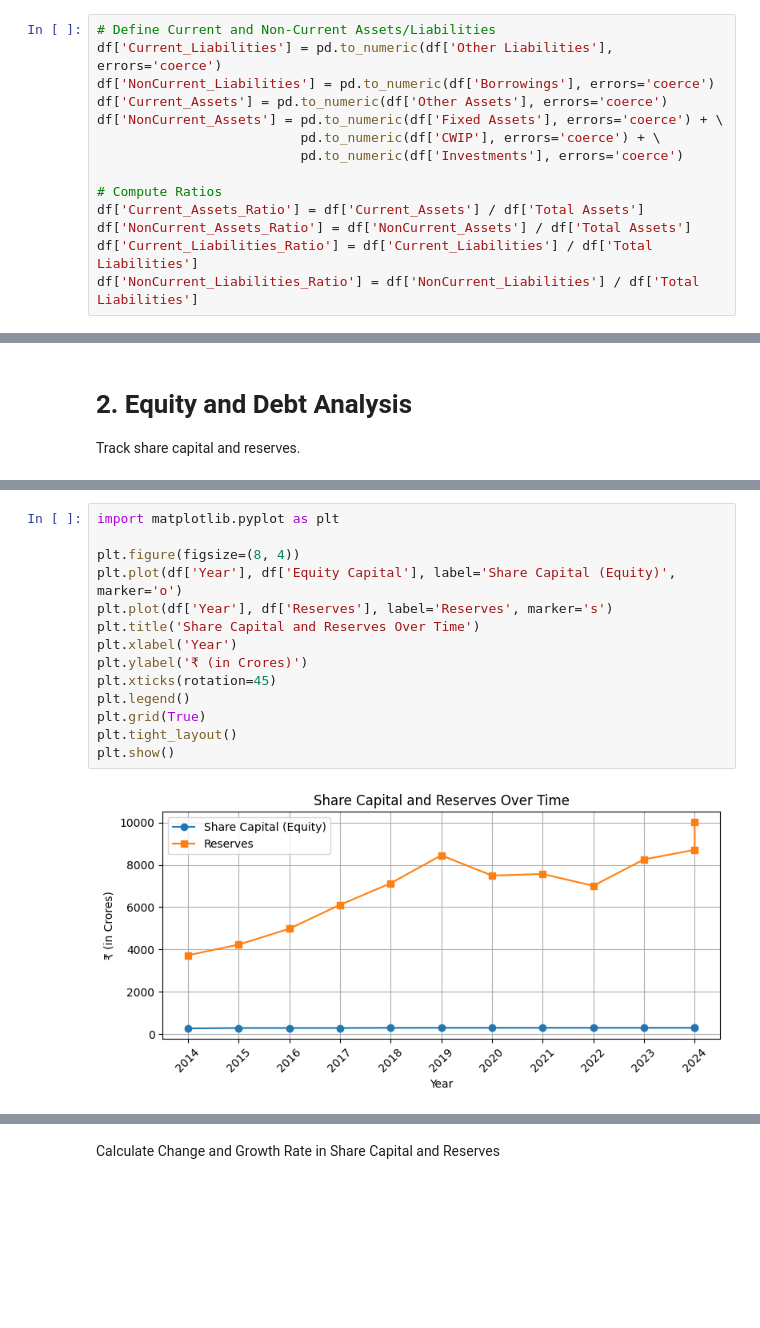
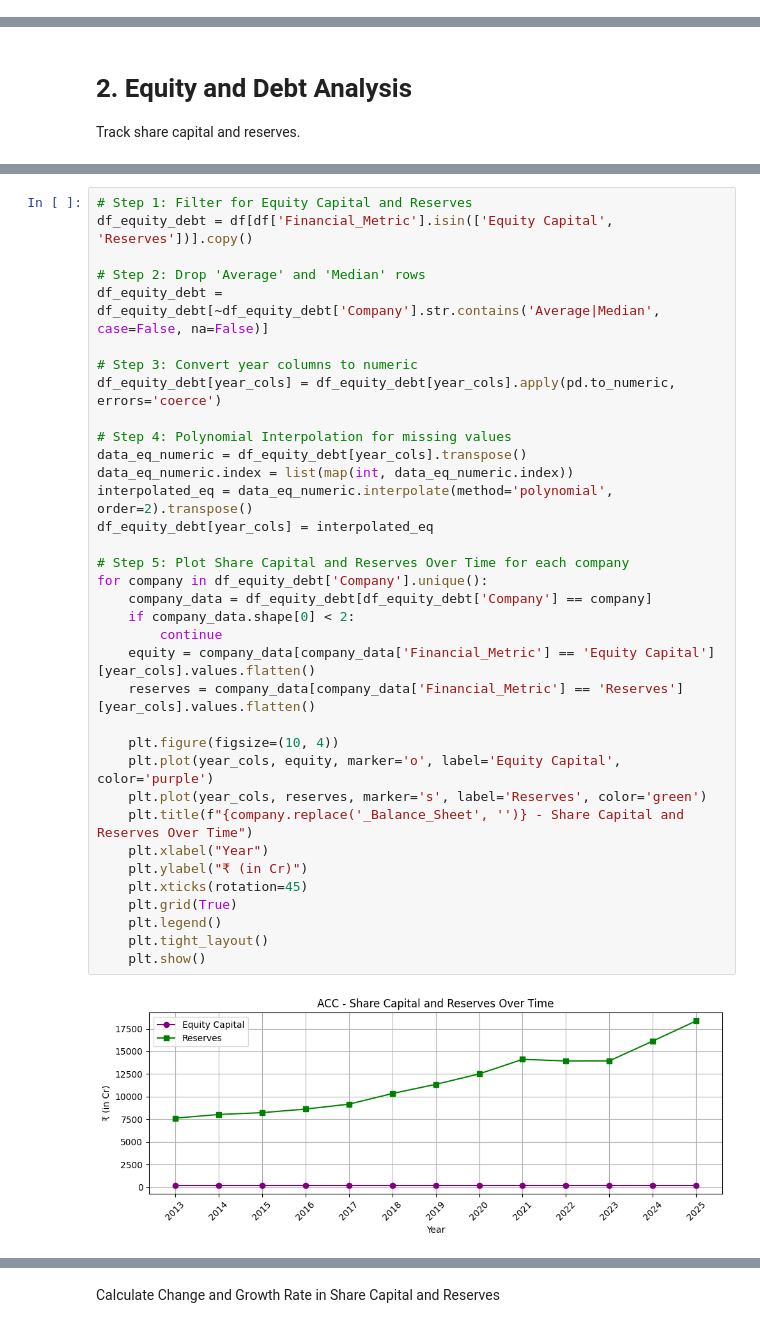
Before and after one commit to karankrish/Riskify, a Jupyter notebook: notebooks/Preprocessing/BalanceSheet.ipynb, the cells around one changed output, grey strips where cells are left out. Saved outputs shown, nothing was run; the diff lists cells and outputs as text; blank space fills up the shorter version.

Commit message:
Updated Task related balance sheet

```diff
--- a/notebooks/Preprocessing/BalanceSheet.ipynb
+++ b/notebooks/Preprocessing/BalanceSheet.ipynb
@@ -77,16 +54,2 @@ plt.show()
 # %% [markdown]
 Compare current vs. non-current assets/liabilities.
-# %%
-# Define Current and Non-Current Assets/Liabilities
-df['Current_Liabilities'] = pd.to_numeric(df['Other Liabilities'], errors='coerce')
-df['NonCurrent_Liabilities'] = pd.to_numeric(df['Borrowings'], errors='coerce')
-df['Current_Assets'] = pd.to_numeric(df['Other Assets'], errors='coerce')
-df['NonCurrent_Assets'] = pd.to_numeric(df['Fixed Assets'], errors='coerce') + \
-                          pd.to_numeric(df['CWIP'], errors='coerce') + \
-                          pd.to_numeric(df['Investments'], errors='coerce')
-
-# Compute Ratios
-df['Current_Assets_Ratio'] = df['Current_Assets'] / df['Total Assets']
-df['NonCurrent_Assets_Ratio'] = df['NonCurrent_Assets'] / df['Total Assets']
-df['Current_Liabilities_Ratio'] = df['Current_Liabilities'] / df['Total Liabilities']
-df['NonCurrent_Liabilities_Ratio'] = df['NonCurrent_Liabilities'] / df['Total Liabilities']
@@ -140,16 +141,37 @@ Index(['Year', 'Equity Capital', 'Reserves', 'Borrowings', 'Other Liabilities',
 # %%
-import matplotlib.pyplot as plt
+# Step 1: Filter for Equity Capital and Reserves
+df_equity_debt = df[df['Financial_Metric'].isin(['Equity Capital', 'Reserves'])].copy()
 
-plt.figure(figsize=(8, 4))
-plt.plot(df['Year'], df['Equity Capital'], label='Share Capital (Equity)', marker='o')
-plt.plot(df['Year'], df['Reserves'], label='Reserves', marker='s')
-plt.title('Share Capital and Reserves Over Time')
-plt.xlabel('Year')
-plt.ylabel('₹ (in Crores)')
-plt.xticks(rotation=45)
-plt.legend()
-plt.grid(True)
-plt.tight_layout()
-plt.show()
+# Step 2: Drop 'Average' and 'Median' rows
+df_equity_debt = df_equity_debt[~df_equity_debt['Company'].str.contains('Average|Median', case=False, na=False)]
+
+# Step 3: Convert year columns to numeric
+df_equity_debt[year_cols] = df_equity_debt[year_cols].apply(pd.to_numeric, errors='coerce')
+
+# Step 4: Polynomial Interpolation for missing values
+data_eq_numeric = df_equity_debt[year_cols].transpose()
+data_eq_numeric.index = list(map(int, data_eq_numeric.index))
+interpolated_eq = data_eq_numeric.interpolate(method='polynomial', order=2).transpose()
+df_equity_debt[year_cols] = interpolated_eq
+
+# Step 5: Plot Share Capital and Reserves Over Time for each company
+for company in df_equity_debt['Company'].unique():
+    company_data = df_equity_debt[df_equity_debt['Company'] == company]
+    if company_data.shape[0] < 2:
+        continue
+    equity = company_data[company_data['Financial_Metric'] == 'Equity Capital'][year_cols].values.flatten()
+    reserves = company_data[company_data['Financial_Metric'] == 'Reserves'][year_cols].values.flatten()
+
+    plt.figure(figsize=(10, 4))
+    plt.plot(year_cols, equity, marker='o', label='Equity Capital', color='purple')
+    plt.plot(year_cols, reserves, marker='s', label='Reserves', color='green')
+    plt.title(f"{company.replace('_Balance_Sheet', '')} - Share Capital and Reserves Over Time")
+    plt.xlabel("Year")
+    plt.ylabel("₹ (in Cr)")
+    plt.xticks(rotation=45)
+    plt.grid(True)
+    plt.legend()
+    plt.tight_layout()
+    plt.show()
 # %% [output]
-[figure, old version]
+[figure, new version]
```
Also changed, not shown: parts of 31 cells of this notebook.
